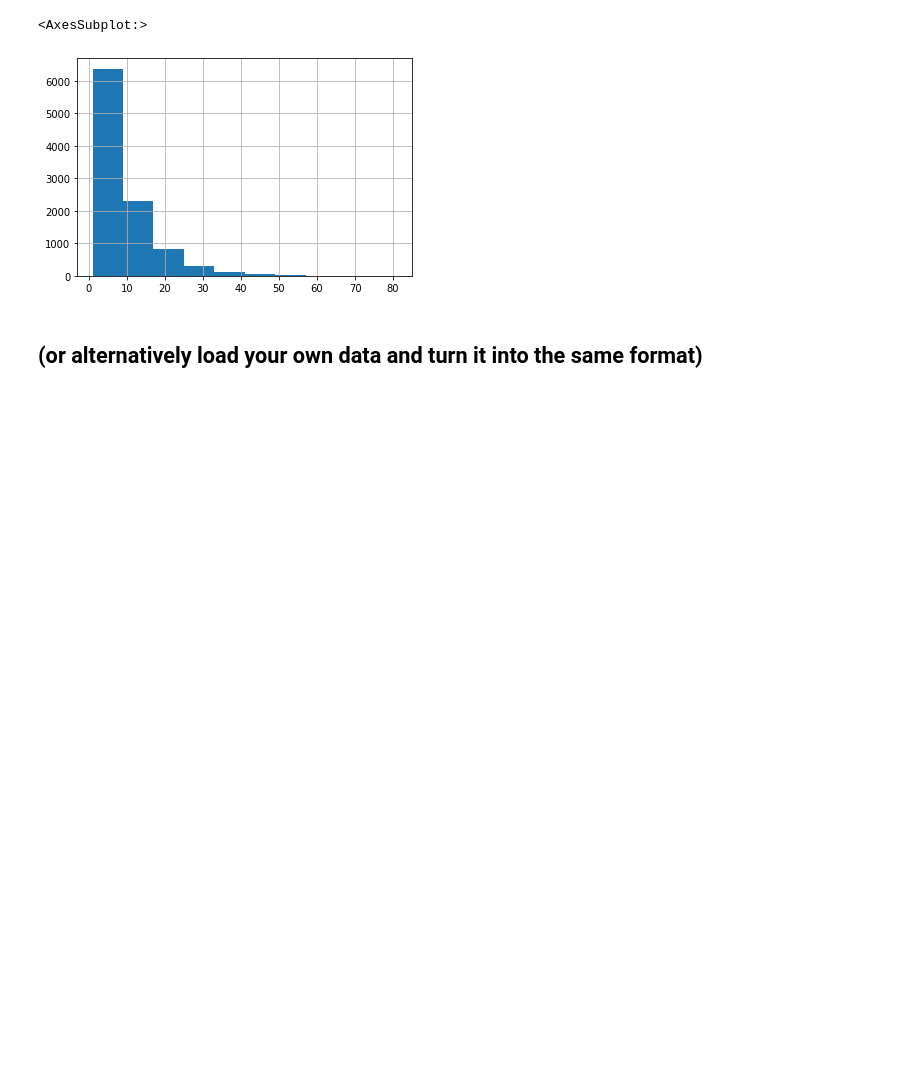
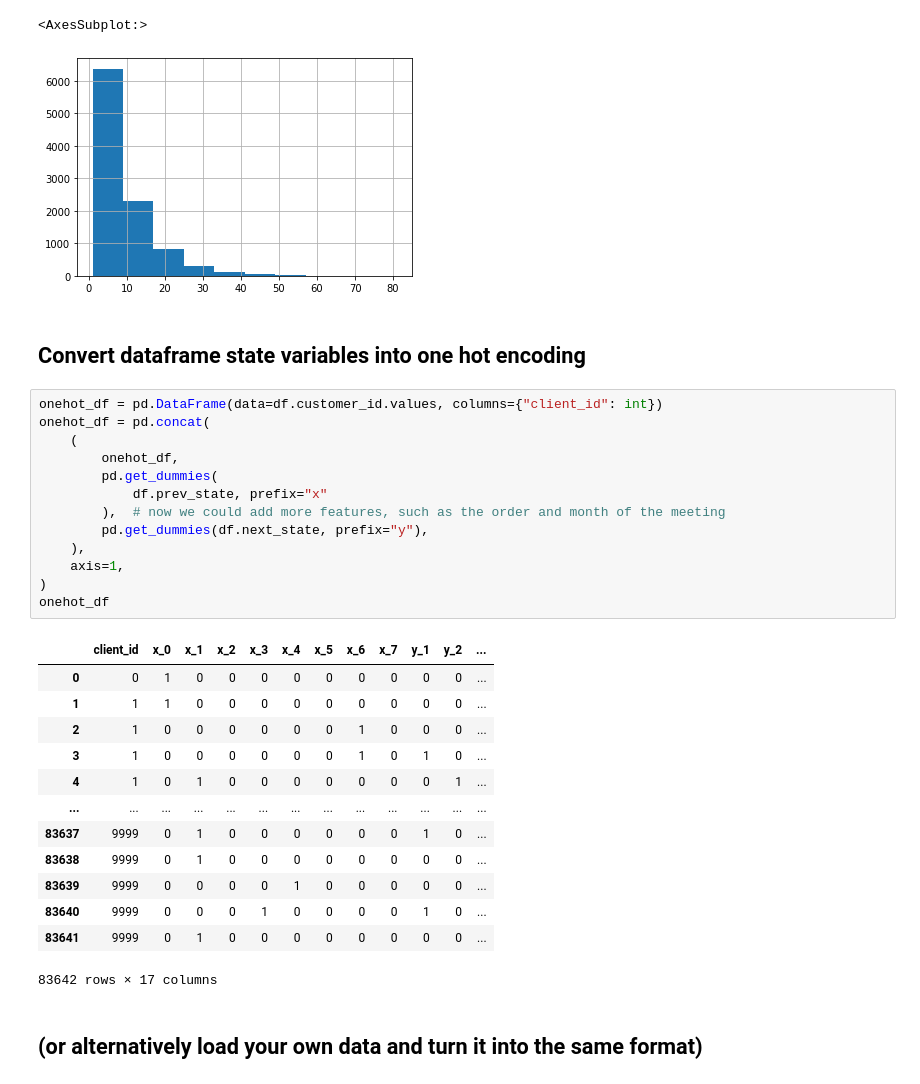
Before and after one commit to City-of-Helsinki/ml_federated_customer_journey, a Jupyter notebook: 00_data.ipynb, the cells around one changed output. Cells and saved outputs as stored; diff of their text form; blank space fills up the shorter version.

Commit message:
converted data to one hot enconding

```diff
--- a/00_data.ipynb
+++ b/00_data.ipynb
@@ -169,6 +167,35 @@ df.groupby("customer_id").count()["prev_state"].hist()
 # %% [output]
 <AxesSubplot:>
 [figure]
+# %% [markdown]
+## Convert dataframe state variables into one hot encoding
+# %%
+onehot_df = pd.DataFrame(data=df.customer_id.values, columns={"client_id": int})
+onehot_df = pd.concat(
+    (
+        onehot_df,
+        pd.get_dummies(
+            df.prev_state, prefix="x"
+        ),  # now we could add more features, such as the order and month of the meeting
+        pd.get_dummies(df.next_state, prefix="y"),
+    ),
+    axis=1,
+)
+onehot_df
+# %% [output]
+|  | client_id | x_0 | x_1 | x_2 | x_3 | x_4 | x_5 | x_6 | x_7 | y_1 | y_2 | ... |
+| 0 | 0 | 1 | 0 | 0 | 0 | 0 | 0 | 0 | 0 | 0 | 0 | ... |
+| 1 | 1 | 1 | 0 | 0 | 0 | 0 | 0 | 0 | 0 | 0 | 0 | ... |
+| 2 | 1 | 0 | 0 | 0 | 0 | 0 | 0 | 1 | 0 | 0 | 0 | ... |
+| 3 | 1 | 0 | 0 | 0 | 0 | 0 | 0 | 1 | 0 | 1 | 0 | ... |
+| 4 | 1 | 0 | 1 | 0 | 0 | 0 | 0 | 0 | 0 | 0 | 1 | ... |
+| ... | ... | ... | ... | ... | ... | ... | ... | ... | ... | ... | ... | ... |
+| 83637 | 9999 | 0 | 1 | 0 | 0 | 0 | 0 | 0 | 0 | 1 | 0 | ... |
+| 83638 | 9999 | 0 | 1 | 0 | 0 | 0 | 0 | 0 | 0 | 0 | 0 | ... |
+| 83639 | 9999 | 0 | 0 | 0 | 0 | 1 | 0 | 0 | 0 | 0 | 0 | ... |
+| 83640 | 9999 | 0 | 0 | 0 | 1 | 0 | 0 | 0 | 0 | 1 | 0 | ... |
+| 83641 | 9999 | 0 | 1 | 0 | 0 | 0 | 0 | 0 | 0 | 0 | 0 | ... |
+83642 rows × 17 columns
 # %% [markdown]
 ## (or alternatively load your own data and turn it into the same format)
 # %%
```
Also changed, not shown: parts of 16 cells of this notebook.
